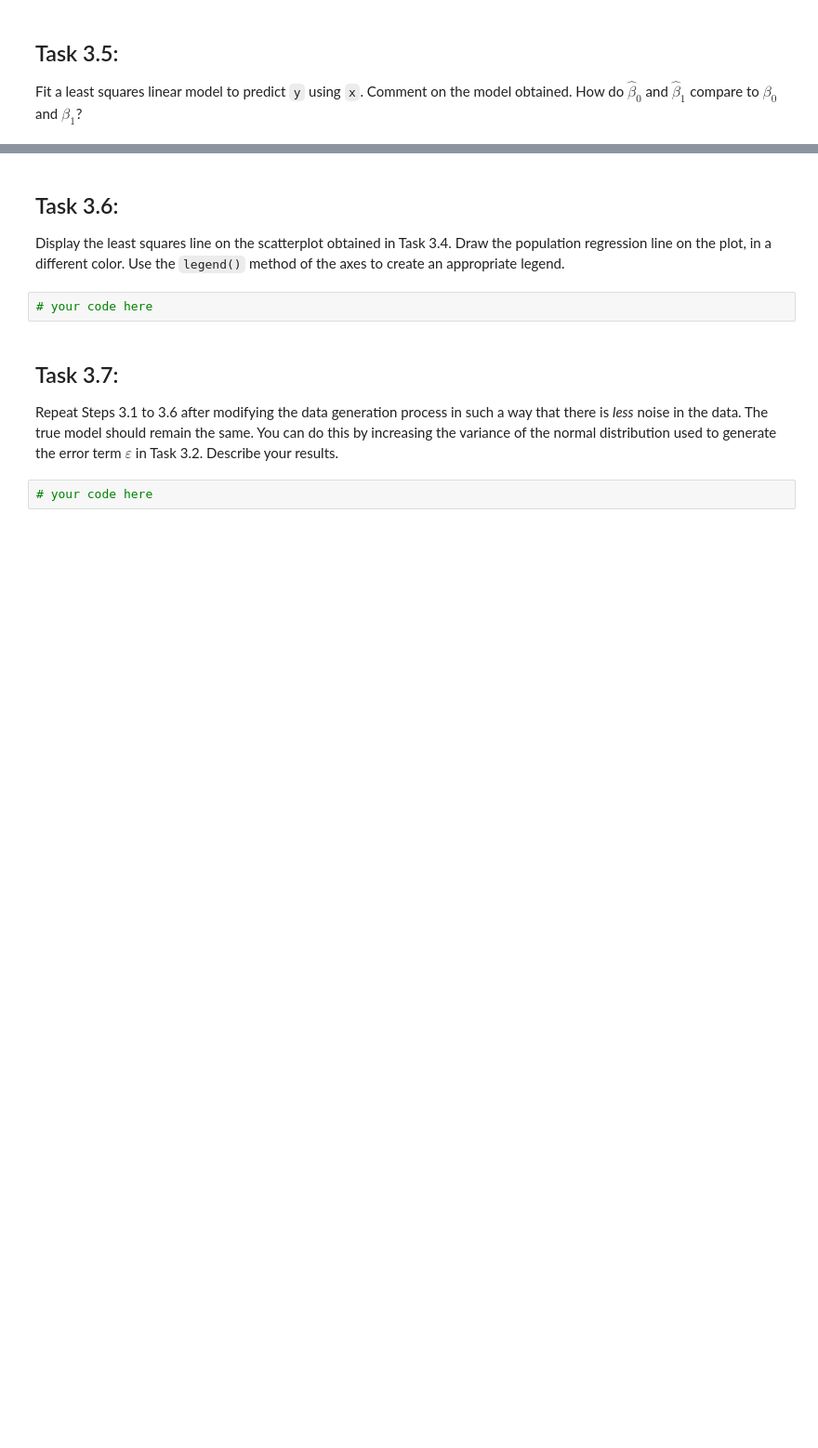
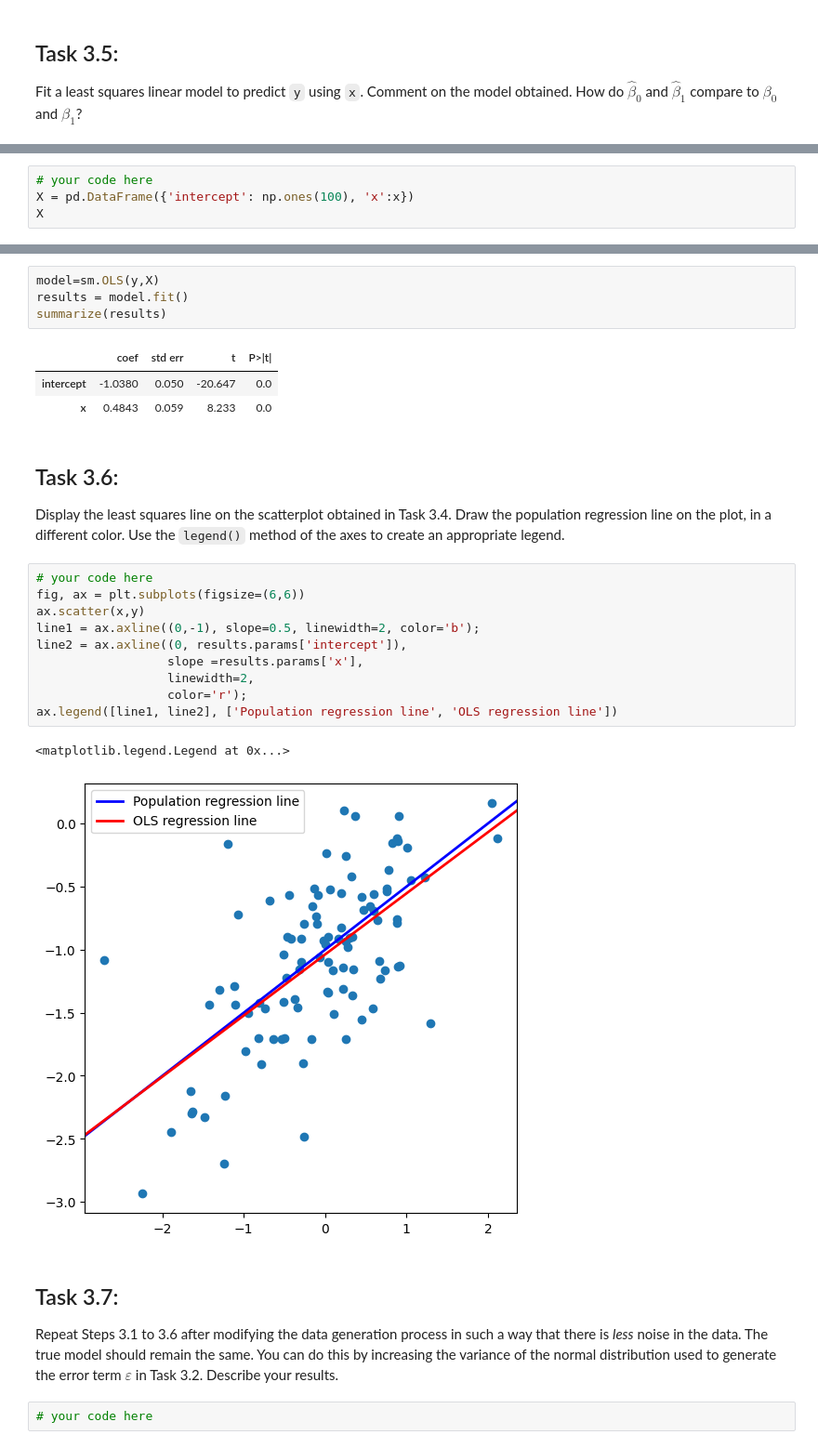
Before and after one commit to CrispyJLoHalo/CrispyJLoHalo, a Jupyter notebook: PredMod/Week2/20240326_Linear_regression.ipynb, the cells around one changed output, grey strips where cells are left out. Shown at 93% size. Cells and saved outputs as stored; diff of their text form; blank space fills up the shorter version.

```diff
--- a/PredMod/Week2/20240326_Linear_regression.ipynb
+++ b/PredMod/Week2/20240326_Linear_regression.ipynb
@@ -305,0 +374,4 @@ Fit a least squares linear model to predict `y` using `x`. Comment on the model
+# %%
+# your code here
+X = pd.DataFrame({'intercept': np.ones(100), 'x':x})
+X
@@ -306,8 +392,27 @@ Fit a least squares linear model to predict `y` using `x`. Comment on the model
+# %%
+model=sm.OLS(y,X)
+results = model.fit()
+summarize(results)
+# %% [output]
+|  | coef | std err | t | P>|t| |
+| intercept | -1.0380 | 0.050 | -20.647 | 0.0 |
+| x | 0.4843 | 0.059 | 8.233 | 0.0 |
 # %% [markdown]
 ## Task 3.6:
 Display the least squares line on the scatterplot obtained in Task 3.4. Draw the population regression line on the plot, in a different color. Use the `legend()` method of the axes to create an appropriate legend.
-# %%
-# your code here
+# %%
+# your code here
+fig, ax = plt.subplots(figsize=(6,6))
+ax.scatter(x,y)
+line1 = ax.axline((0,-1), slope=0.5, linewidth=2, color='b');
+line2 = ax.axline((0, results.params['intercept']),
+                  slope =results.params['x'],
+                  linewidth=2,
+                  color='r');
+ax.legend([line1, line2], ['Population regression line', 'OLS regression line'])
+# %% [output]
+<matplotlib.legend.Legend at 0x...>
+[figure, added]
 # %% [markdown]
 ## Task 3.7:
 Repeat Steps 3.1 to 3.6 after modifying the data generation process in such a way that there is *less* noise in the data. The true model should remain the same. You can do this by increasing
```
Also changed, not shown: parts of 11 cells of this notebook.
